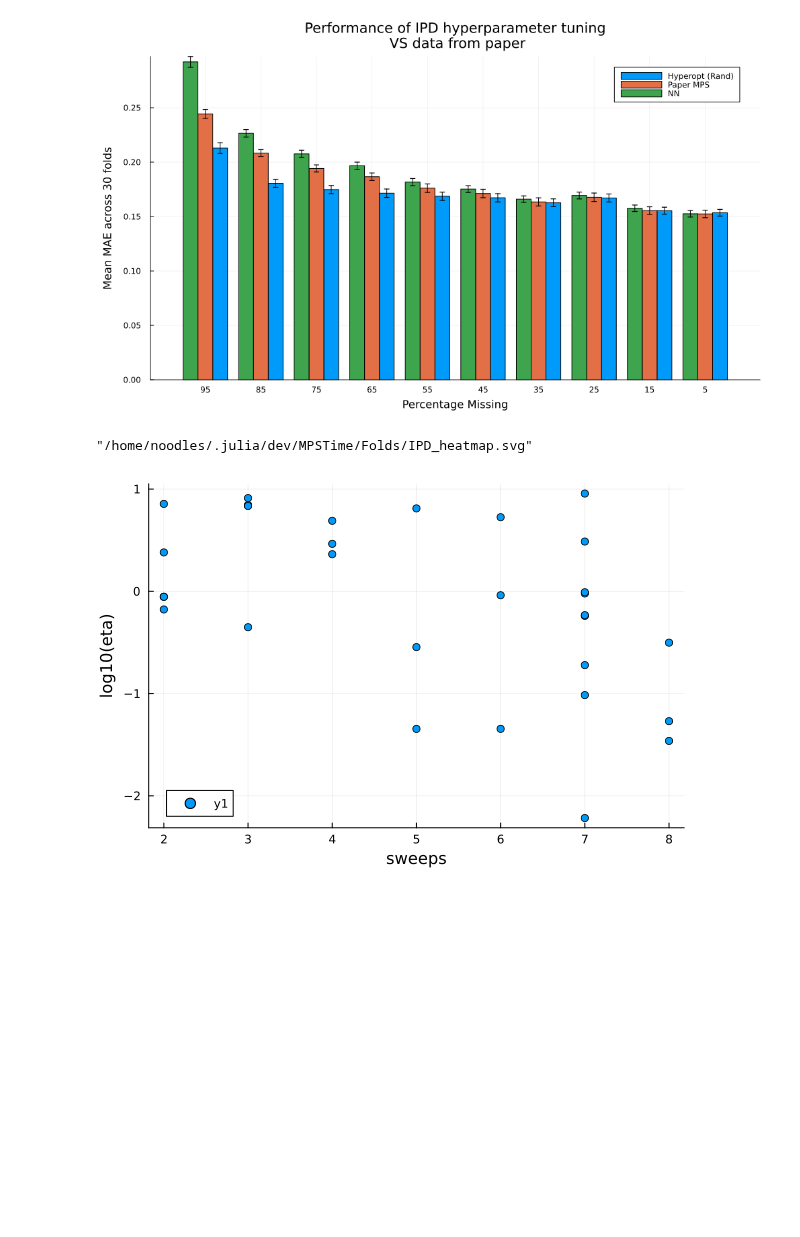
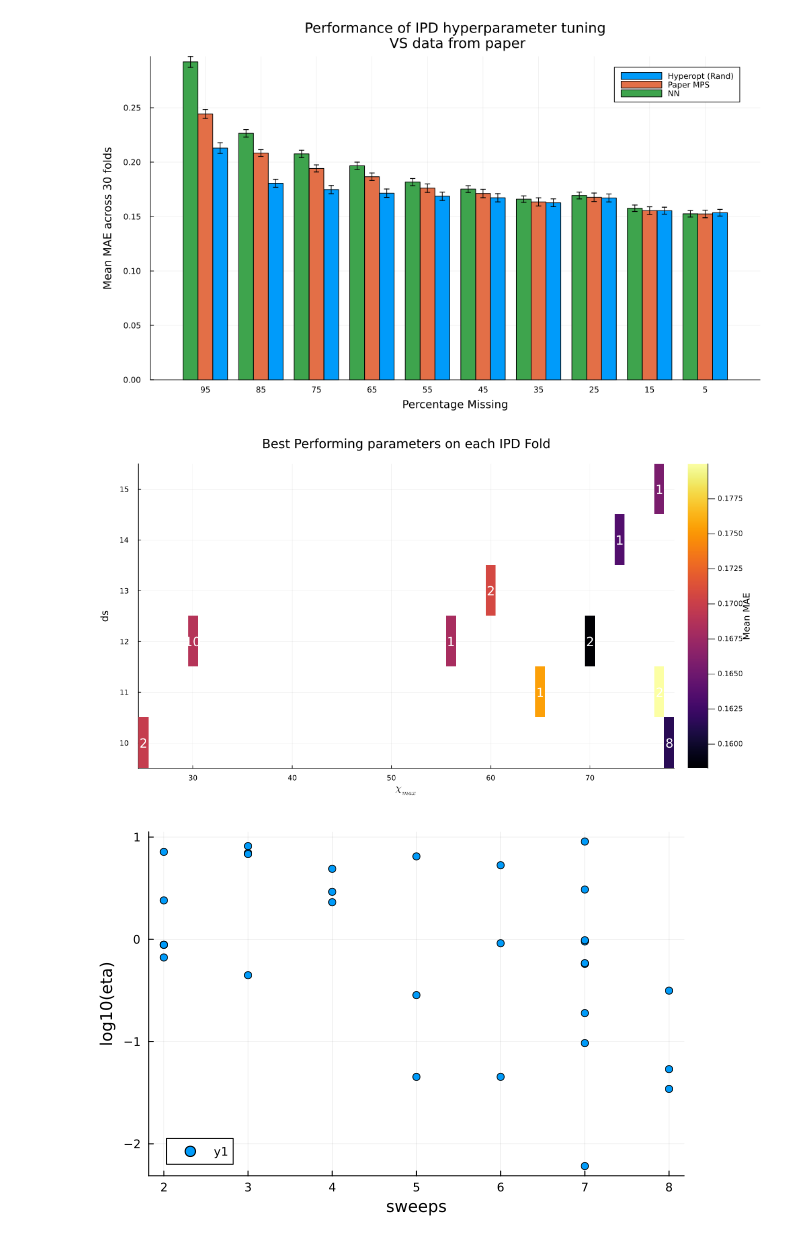
Before and after one commit to hugopstackhouse/MPSTime.jl, a Jupyter notebook: Folds/imp_results.ipynb, the cells around one changed output. Saved outputs shown, nothing was run; the diff lists cells and outputs as text; code cells hidden in the pictures; blank space fills up the shorter version.

```diff
--- a/Folds/imp_results.ipynb
+++ b/Folds/imp_results.ipynb
@@ -265,23 +289,23 @@ title!("Performance of IPD hyperparameter tuning\n VS data from paper")
 # %% [output]
 [figure]
 # %%
-ds, chis, losses, anns = get_hm_vals(res_r50ns)
+ds, chis, losses, anns = get_hm_vals(res_r50ns_more_chi)
 hm =heatmap(ds, chis, losses,
     size=(1100,600),
     colorbar_title="Mean MAE",
     bottom_margin=5mm,
     left_margin=5mm,
     right_margin=5mm,
     top_margin=5mm
 )
 annotate!(anns...)
 xlabel!(L"$\chi_{\rm{max}}$")
 ylabel!("ds")
 title!("Best Performing parameters on each IPD Fold")
 plot(hm)
-savefig("IPD_heatmap.svg")
+# savefig("IPD_heatmap.svg")
 # %% [output]
-"/home/noodles/.julia/dev/MPSTime/Folds/IPD_heatmap.svg"
+[figure, added]
 # %%
 ds, chis, losses, nsw, etas = loss_opts(res_g120)
 scatter(nsw,log10.(etas);)
```
Also changed, not shown: parts of 7 cells of this notebook, 4 other files.
